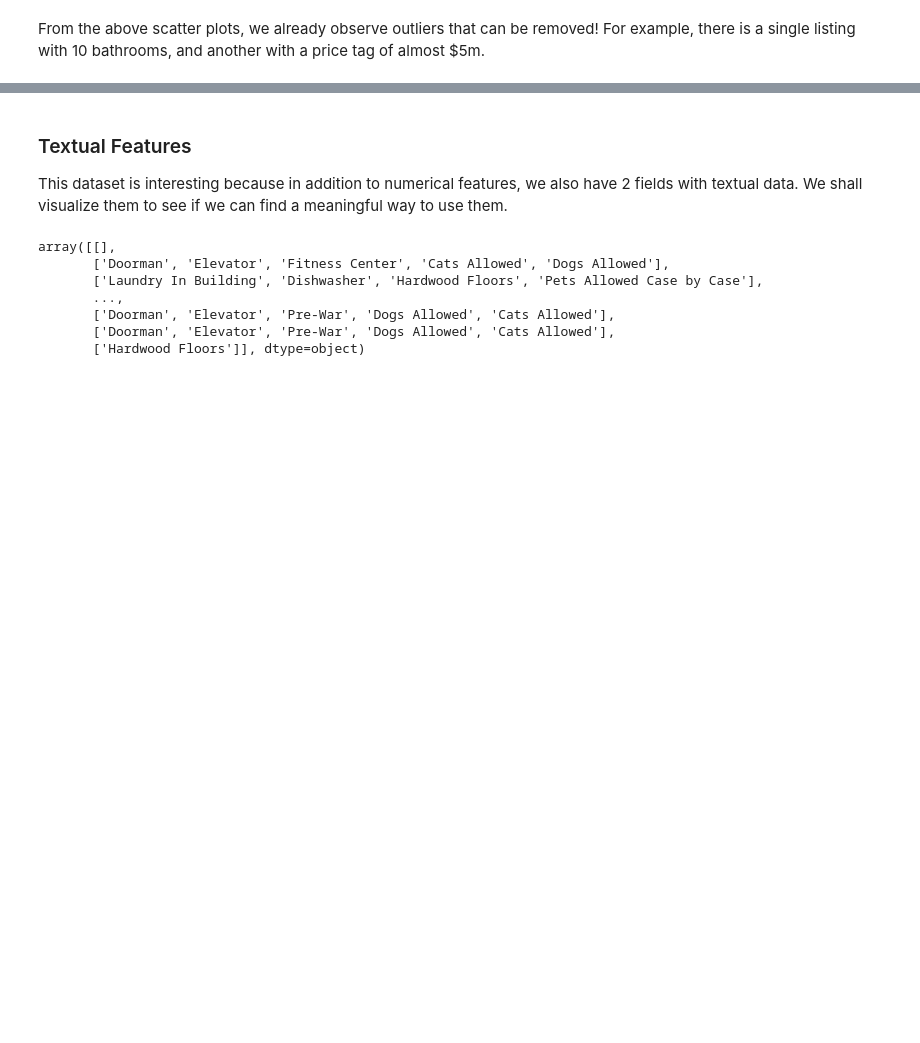
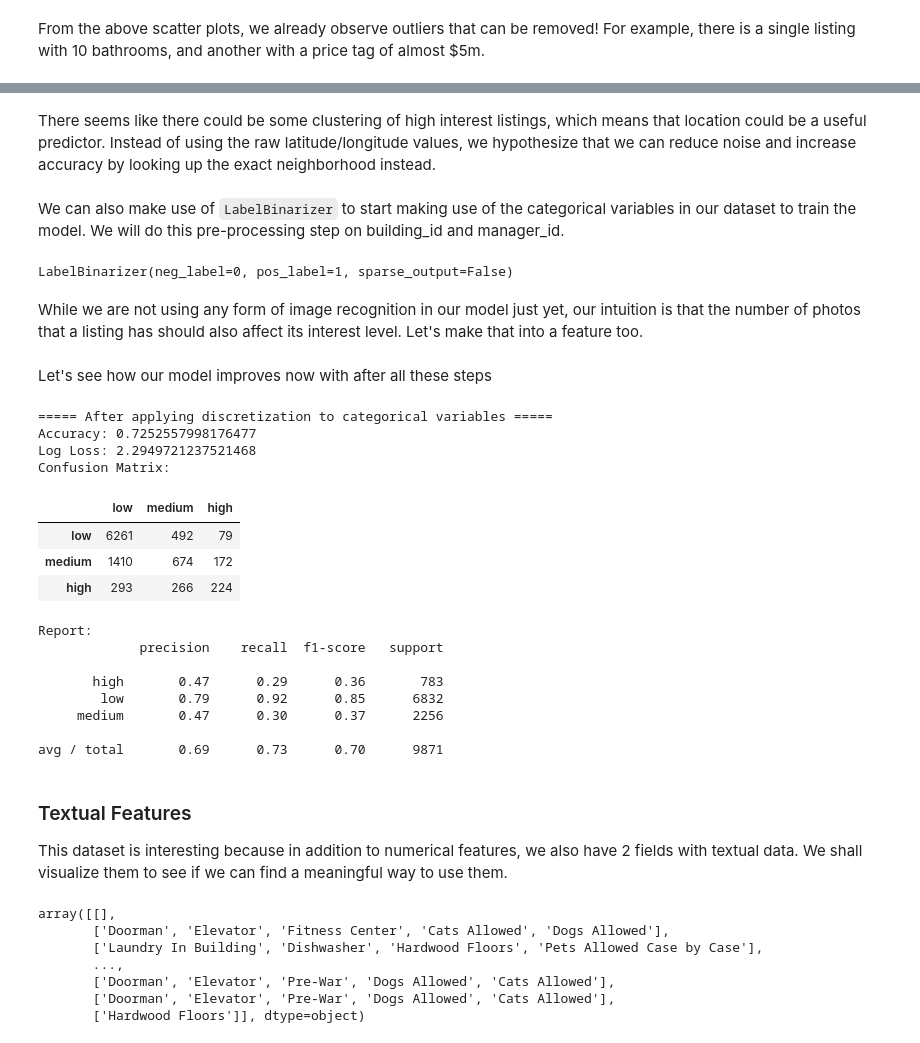
Before and after one commit to ningjung/renthop-kaggle-team-project, a Jupyter notebook: Project 2 Final Report.ipynb, the cells around one changed output, grey strips where cells are left out. Cells and saved outputs as stored; diff of their text form; code cells hidden in the pictures; blank space fills up the shorter version.

```diff
--- a/Project 2 Final Report.ipynb
+++ b/Project 2 Final Report.ipynb
@@ -183,0 +208,2 @@ avg / total       0.66      0.69      0.67      9770
+# %% [markdown]
+There seems like there could be some clustering of high interest listings, which means that location could be a useful predictor. Instead of using the raw latitude/longitude values, we hypothesize that we can reduce noise and increase accuracy by looking up the exact neighborhood instead.
@@ -184,3 +219,57 @@ avg / total       0.66      0.69      0.67      9770
+# %% [markdown]
+We can also make use of `LabelBinarizer` to start making use of the categorical variables in our dataset to train the model. We will do this pre-processing step on building_id and manager_id.
+# %%
+from sklearn import preprocessing
+lb_managerid = preprocessing.LabelBinarizer()
+lb_managerid.fit(train['manager_id'])
+lb_buildingid = preprocessing.LabelBinarizer()
+lb_buildingid.fit(train['building_id'])
+# %% [output]
+LabelBinarizer(neg_label=0, pos_label=1, sparse_output=False)
+# %%
+managerids = pd.DataFrame(lb_managerid.transform(train['manager_id']))
+buildingids = pd.DataFrame(lb_buildingid.transform(train['building_id']))
+# %%
+train1 = train.reset_index() # so there are no problems concatenating
+train1 = train1.drop('index', axis=1)
+train1 = pd.concat([train1, managerids, buildingids], axis=1)
+train1 = train1.drop(['building_id', 'manager_id'], axis=1)
+# %% [markdown]
+While we are not using any form of image recognition in our model just yet, our intuition is that the number of photos that a listing has should also affect its interest level. Let's make that into a feature too.
+# %%
+train1 = train1.assign(photo_count=[len(photos) for photos in train1['photos'].values])
+# %% [markdown]
+Let's see how our model improves now with after all these steps
+# %%
+# extract X and Y
+y_train = train1['interest_level'].values
+x_train = train1.drop(['interest_level', 'created', 'description', 'display_address', 'features', 'listing_id', 'photos', 'street_address'], axis=1)
+
+# split our train data into test and training set
+X_train, X_test, Y_train, Y_test = train_test_split(x_train, y_train, test_size=0.2, random_state=27)
+
+# Let's train our model using RandomForest
+clf = RandomForestClassifier(n_estimators=10)
+clf = clf.fit(X_train, Y_train)
+
+evaluate(clf, X_test, Y_test, "After applying discretization to categorical variables")
+# %% [output]
+===== After applying discretization to categorical variables =====
+Accuracy: 0.7252557998176477
+Log Loss: 2.2949721237521468
+Confusion Matrix:
+|  | low | medium | high |
+| low | 6261 | 492 | 79 |
+| medium | 1410 | 674 | 172 |
+| high | 293 | 266 | 224 |
+Report:
+             precision    recall  f1-score   support
+
+       high       0.47      0.29      0.36       783
+        low       0.79      0.92      0.85      6832
+     medium       0.47      0.30      0.37      2256
+
+avg / total       0.69      0.73      0.70      9871
 # %% [markdown]
 ### Textual Features
 
```
Also changed, not shown: parts of 14 cells of this notebook.
